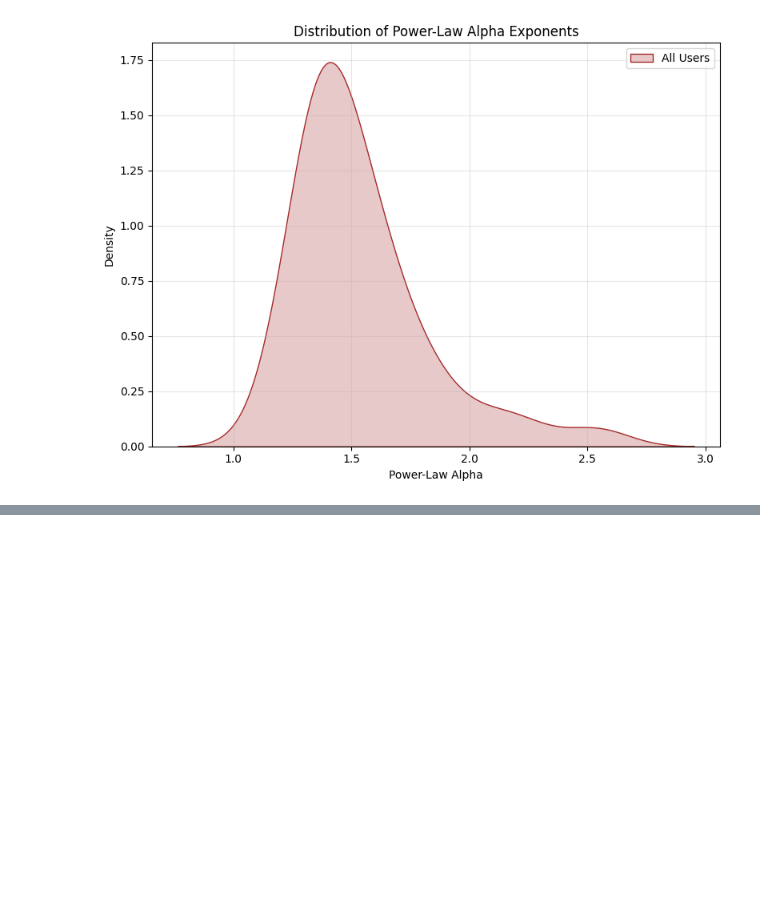
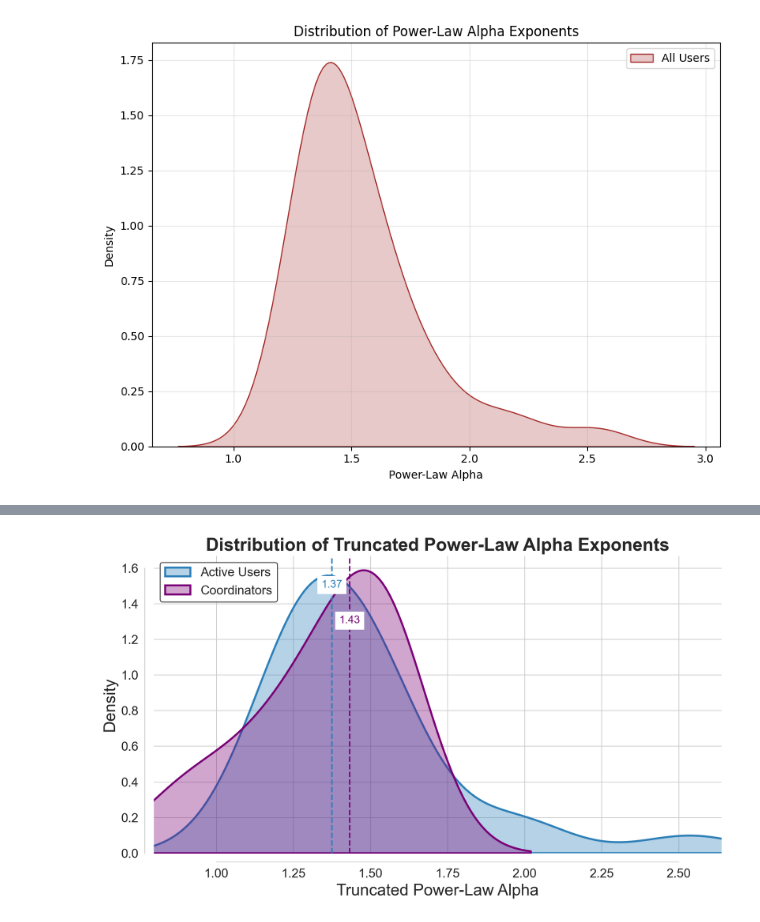
Before and after one commit to pablob2002/TFM, a Jupyter notebook: Active Users/260428_active_users_all.ipynb, the cells around one changed output, grey strips where cells are left out. Saved outputs shown, nothing was run; the diff lists cells and outputs as text; code cells hidden in the pictures; blank space fills up the shorter version.

```diff
--- a/Active Users/260428_active_users_all.ipynb
+++ b/Active Users/260428_active_users_all.ipynb
@@ -431,0 +464,18 @@ Found 3 users with 'coordinador' in their name (entire df):
+# %%
+# find sender_id for coordinators by username in the original df
+coordinators_id = {}
+for username in coordinators_usernames:
+    if 'sender_username' not in df.columns:
+        print(f"Warning: df has no 'sender_username' column to look up {username}.")
+        continue
+    matched_ids = df[df['sender_username'] == username]['sender_id'].unique()
+    if len(matched_ids) == 0:
+        print(f"Warning: Coordinator username '{username}' not found in df.")
+        continue
+    coordinators_id[username] = matched_ids[0]  # Assuming the first match is the correct one
+print("Coordinators found with their sender_id:")
+for username, sender_id in coordinators_id.items():
+    print(f"{username}: sender_id={sender_id}")
+
+coordinators_users = df[df['sender_id'].isin(coordinators_id.values())][['sender_id', 'sender_username']].drop_duplicates()
+coordinators_messages = df[df['sender_id'].isin(coordinators_id.values())] # Filter the DataFrame to include only messages from active users.
@@ -431,0 +495,72 @@ Found 3 users with 'coordinador' in their name (entire df):
+# %%
+# Waiting times for the coordinators
+
+import matplotlib as mpl
+sns.set_style('whitegrid')
+mpl.rcParams.update({
+    'figure.dpi': 200,
+    'font.size': 14,
+    'axes.titlesize': 20,
+    'axes.labelsize': 18,
+    'legend.fontsize': 14,
+    'xtick.labelsize': 14,
+    'ytick.labelsize': 14,
+    'axes.titleweight': 'bold',
+})
+
+alphas_au, lambdas_au = extract_truncated_power_law_params(active_users, active_users_messages)
+alphas_coord, lambdas_coord = extract_truncated_power_law_params(coordinators_id.values(), coordinators_messages)
+
+# Define clear, high-contrast colors (avoid green and orange)
+blue = '#2c7fb8'   # deep blue
+purple = '#7a0177' # deep magenta
+
+# Prepare arrays (handle empty cases)
+au = np.asarray(alphas_au) if alphas_au is not None else np.array([])
+coord = np.asarray(alphas_coord) if alphas_coord is not None else np.array([])
+
+fig, ax = plt.subplots(figsize=(10,6), dpi=200)
+
+# Compute sensible x-limits with padding
+valid_vals = np.concatenate([au[~np.isnan(au)] if au.size else np.array([]), coord[~np.isnan(coord)] if coord.size else np.array([])])
+if valid_vals.size > 0:
+    xmin, xmax = np.min(valid_vals), np.max(valid_vals)
+    pad = max(0.06 * (xmax - xmin), 0.1)
+    ax.set_xlim(xmin - pad, xmax + pad)
+else:
+    ax.set_xlim(0.5, 3.0)
+
+# Plot KDEs with thicker lines and translucent fills
+if au.size:
+    sns.kdeplot(au, ax=ax, color=blue, fill=True, alpha=0.35, linewidth=2.2, label='Active Users', bw_method='scott')
+if coord.size:
+    sns.kdeplot(coord, ax=ax, color=purple, fill=True, alpha=0.35, linewidth=2.2, label='Coordinators', bw_method='scott')
+
+# Add median lines and annotations for readability
+ymax = ax.get_ylim()[1]
+if au.size:
+    med_au = np.nanmedian(au)
+    ax.axvline(med_au, color=blue, linestyle='--', linewidth=1.6)
+    ax.text(med_au, ymax * 0.92, f'{med_au:.2f}', color=blue, fontsize=12, ha='center', va='top', backgroundcolor='white')
+if coord.size:
+    med_coord = np.nanmedian(coord)
+    ax.axvline(med_coord, color=purple, linestyle='--', linewidth=1.6)
+    ax.text(med_coord, ymax * 0.80, f'{med_coord:.2f}', color=purple, fontsize=12, ha='center', va='top', backgroundcolor='white')
+
+# Labels and title
+ax.set_xlabel('Truncated Power-Law Alpha', fontsize=18)
+ax.set_ylabel('Density', fontsize=18)
+ax.set_title('Distribution of Truncated Power-Law Alpha Exponents', fontsize=20, weight='bold')
+
+# Legend styling
+leg = ax.legend(frameon=True, facecolor='white', edgecolor='0.2', framealpha=0.9, loc='upper left')
+for text in leg.get_texts():
+    text.set_fontsize(14)
+
+# Improve ticks and spines
+ax.tick_params(axis='both', which='major', labelsize=14)
+sns.despine(trim=True, offset=10)
+
+plt.tight_layout()
+plt.show()
+# %% [output]
@@ -431,0 +576 @@ Found 3 users with 'coordinador' in their name (entire df):
+[figure, added]
```
Also changed, not shown: parts of 6 cells of this notebook, 33 other files.
